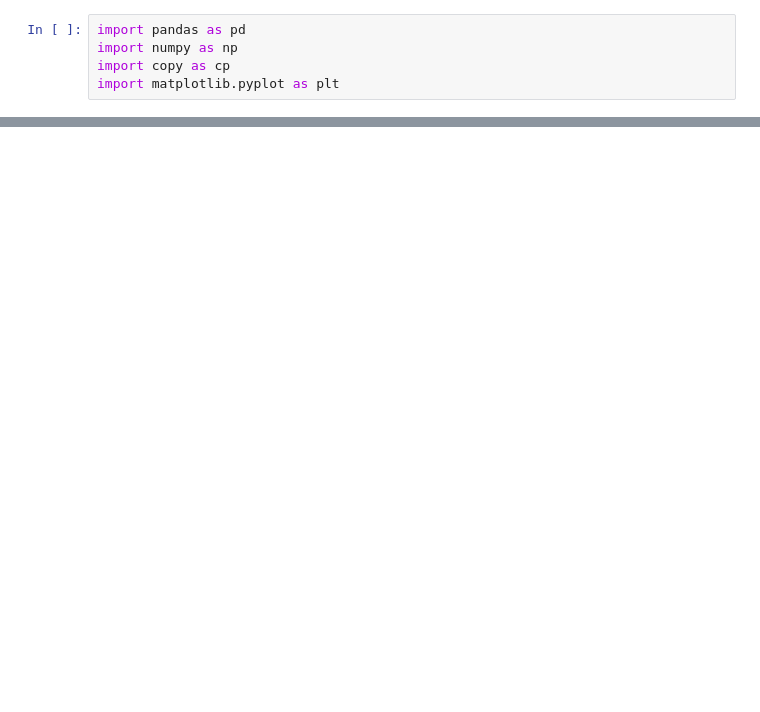
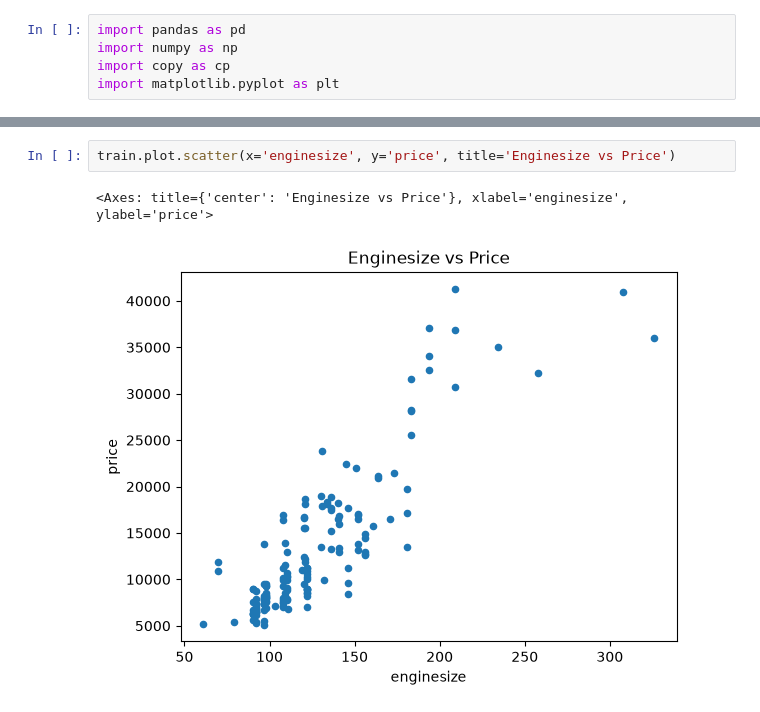
Before and after one commit to ShreyasRoy72/MRM-TaskPhase, a Jupyter notebook: LinearRegressionTask6.ipynb, the cells around one changed output, grey strips where cells are left out. Saved outputs shown, nothing was run; the diff lists cells and outputs as text; blank space fills up the shorter version.

```diff
--- a/LinearRegressionTask6.ipynb
+++ b/LinearRegressionTask6.ipynb
@@ -16,0 +29,5 @@ train = pd.get_dummies(train, columns = ['symboling','carCompany','fueltype','as
+# %%
+train.plot.scatter(x='enginesize', y='price', title='Enginesize vs Price')
+# %% [output]
+<Axes: title={'center': 'Enginesize vs Price'}, xlabel='enginesize', ylabel='price'>
+[figure, added]
```
Also changed, not shown: parts of 14 cells of this notebook, 1 other file.
